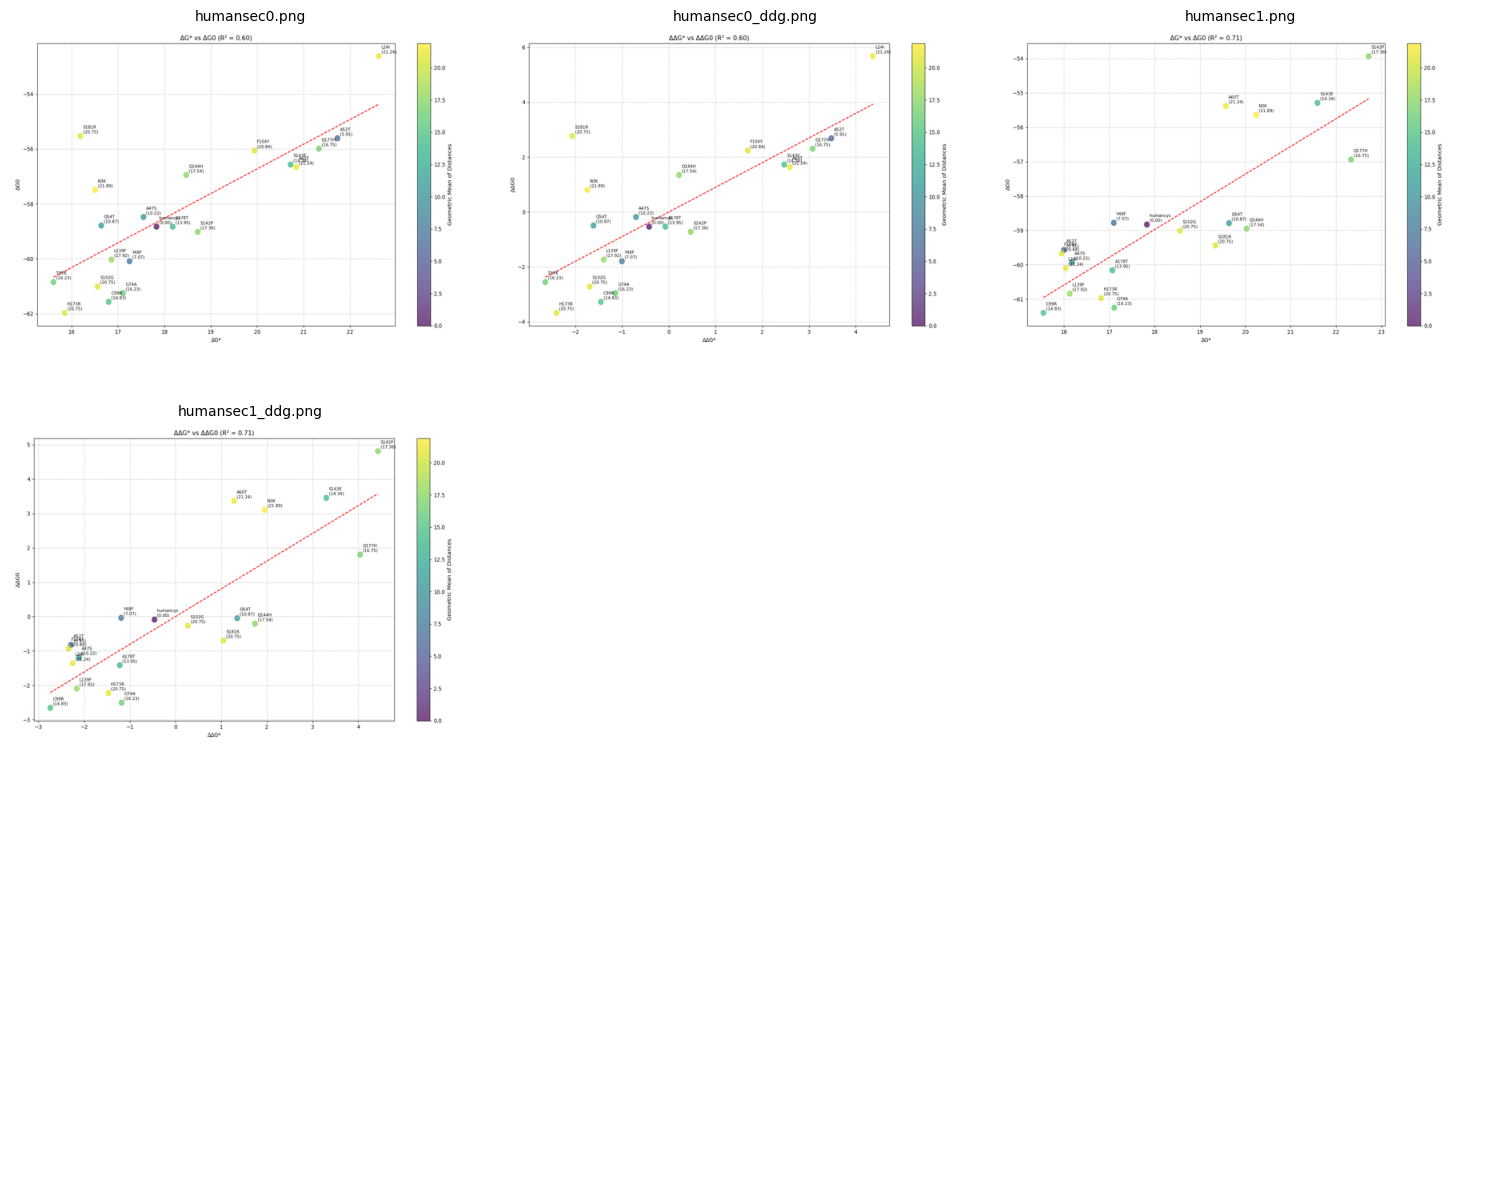
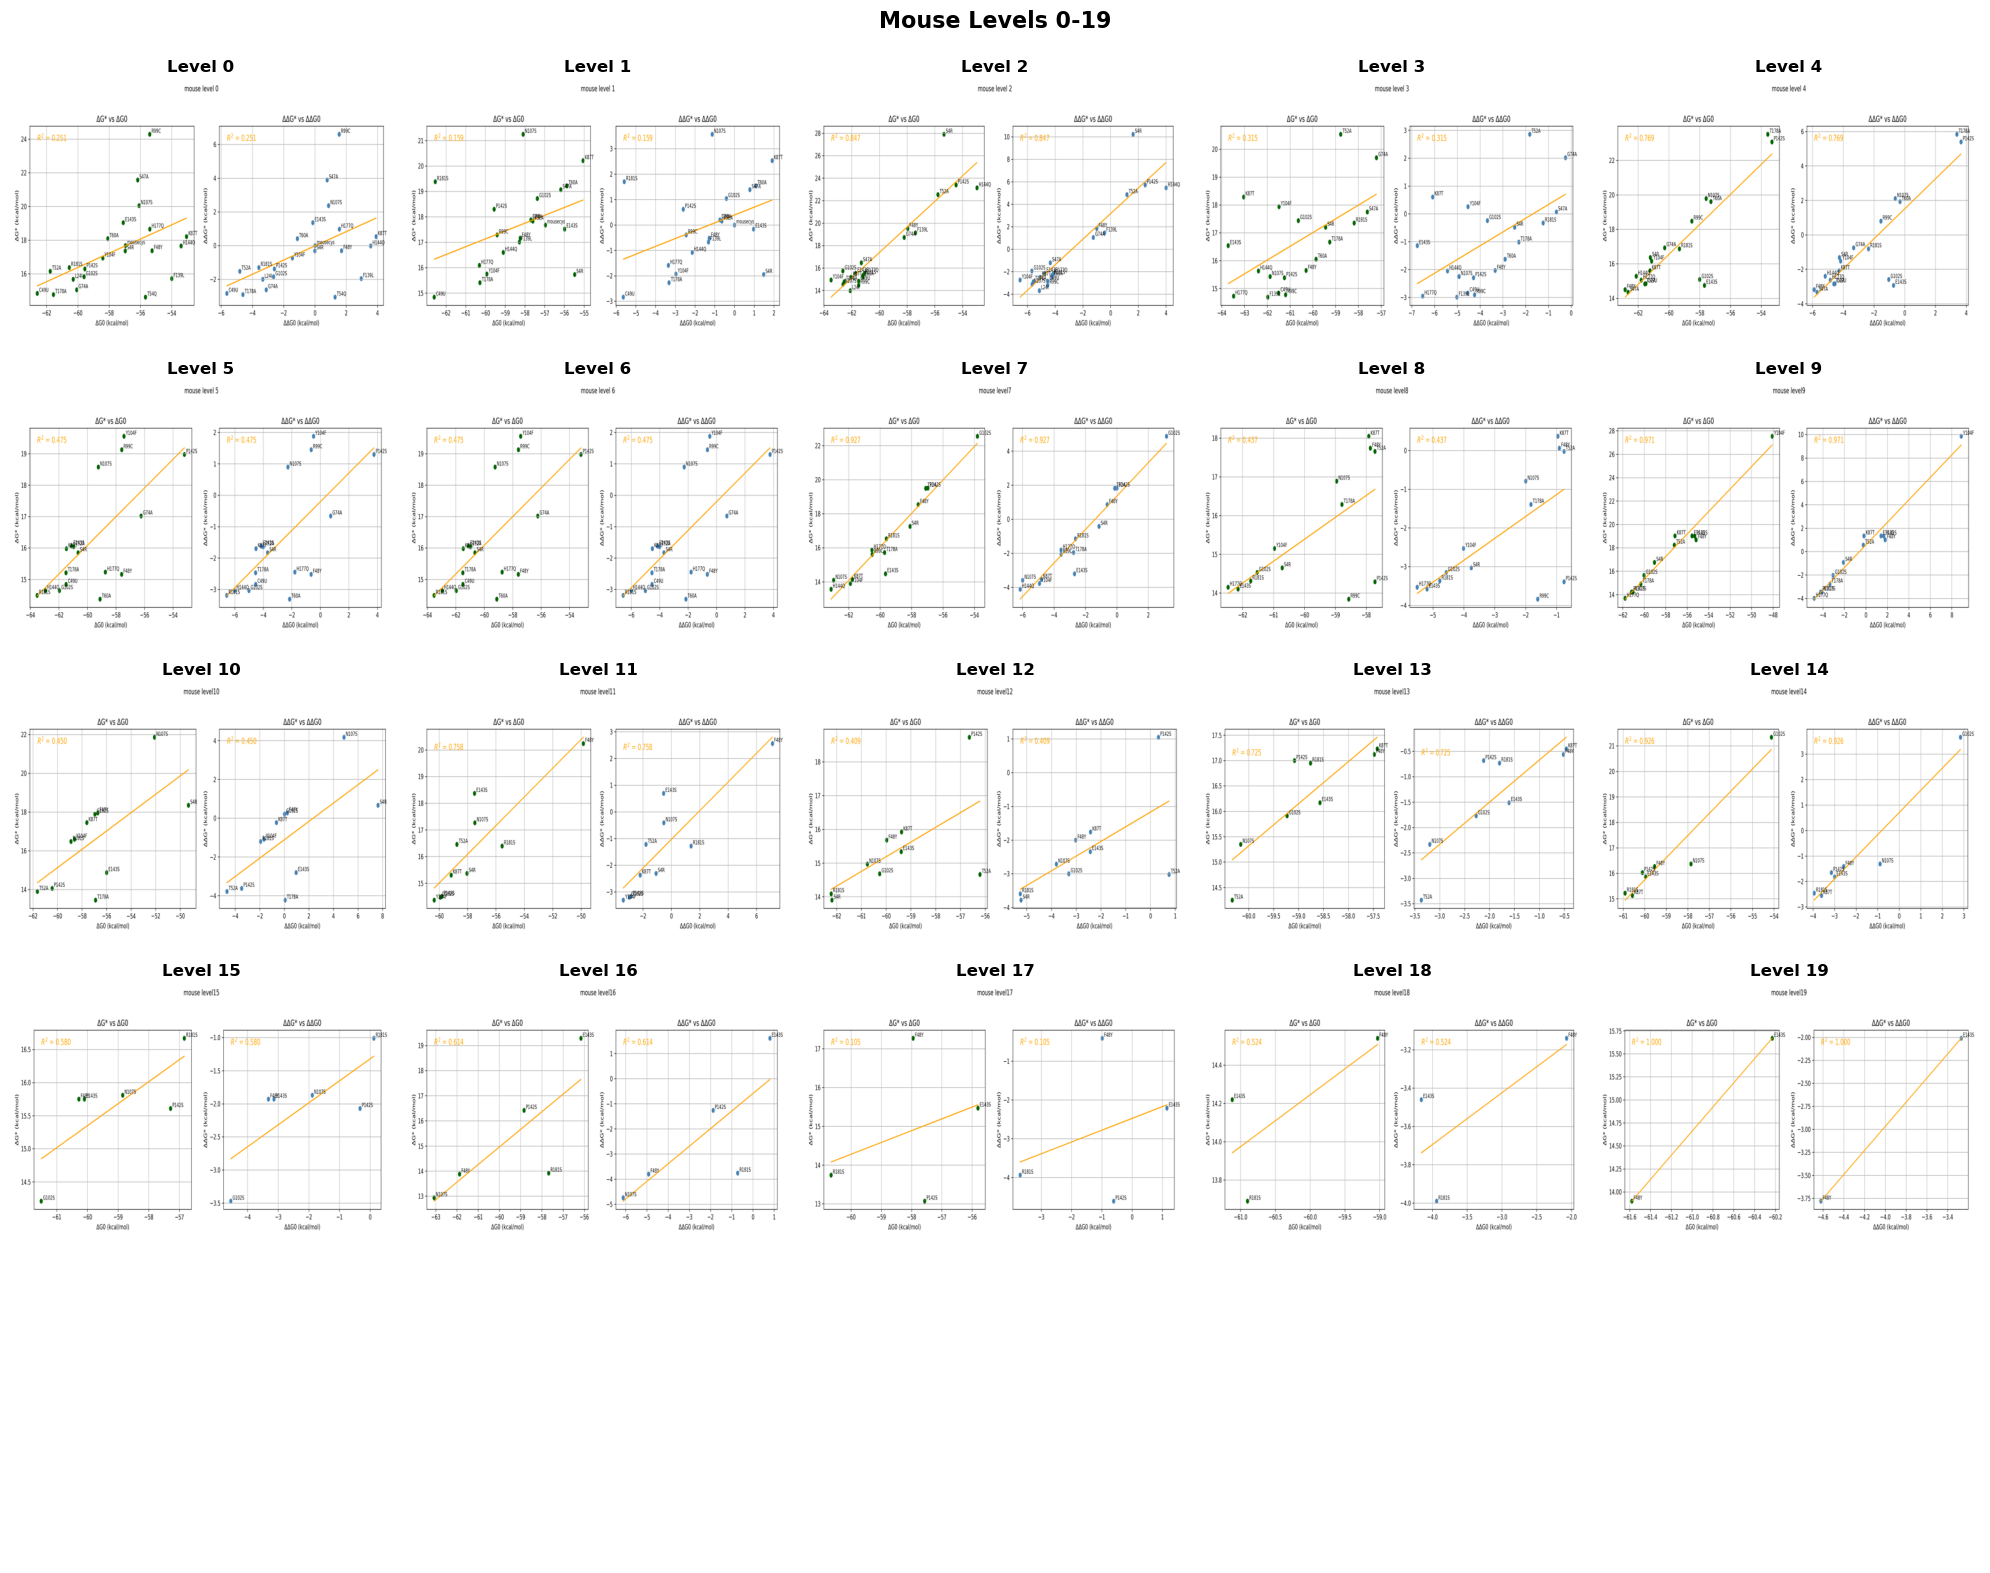
Unified diff of the notebook cell whose output changed from the first chart to the second:
--- before
+++ after
@@ -3,13 +3,9 @@
 import os
 
-# Image filenames
-image_files = [
-    "humansec0.png",
-    "humansec0_ddg.png",
-    "humansec1.png",
-    "humansec1_ddg.png",
-]
+# Generate image filenames from level0mouse.png to level20mouse.png
+image_files = [f"level{i}mouse.png" for i in range(20)]
 
-fig, axs = plt.subplots(3, 3, figsize=(15, 12))
+# Create subplots - using 5x5 grid for 21 images (some cells will be empty)
+fig, axs = plt.subplots(5, 5, figsize=(20, 16))
 axs = axs.flatten()
 
@@ -17,15 +13,37 @@
     if i < len(image_files):
         try:
-            img = Image.open(image_files[i]).resize((600, 400))  # Resize to reduce load
-            axs[i].imshow(img)
-            axs[i].axis('off')
-            axs[i].set_title(os.path.basename(image_files[i]), fontsize=10)
+            # Check if file exists before trying to open
+            if os.path.exists(image_files[i]):
+                img = Image.open(image_files[i])
+                # Resize image to reduce memory load and ensure consistent display
+                img = img.resize((600, 400))
+                axs[i].imshow(img)
+                axs[i].axis('off')
+                # Set title with level number
+                axs[i].set_title(f"Level {i}", fontsize=12, fontweight='bold')
+            else:
+                # Handle missing files
+                axs[i].text(0.5, 0.5, f'File not found:\n{image_files[i]}', 
+                           ha='center', va='center', fontsize=10)
+                axs[i].set_xlim(0, 1)
+                axs[i].set_ylim(0, 1)
+                axs[i].axis('off')
         except Exception as e:
-            axs[i].text(0.5, 0.5, 'Error loading image', ha='center', va='center')
+            # Handle any other errors
+            axs[i].text(0.5, 0.5, f'Error loading:\n{image_files[i]}\n{str(e)}', 
+                       ha='center', va='center', fontsize=8)
+            axs[i].set_xlim(0, 1)
+            axs[i].set_ylim(0, 1)
             axs[i].axis('off')
     else:
+        # Hide empty subplots
         axs[i].axis('off')
 
+# Adjust layout and add main title
+plt.suptitle('Mouse Levels 0-19', fontsize=16, fontweight='bold', y=0.98)
 plt.tight_layout()
-plt.savefig("barplot_subplots_scatter_human.png", dpi=150)
+plt.subplots_adjust(top=0.95)  # Make room for main title
 plt.show()
+
+# Optional: Save the combined plot
+# plt.savefig('mouse_levels_combined.png', dpi=300, bbox_inches='tight')

Commit: all